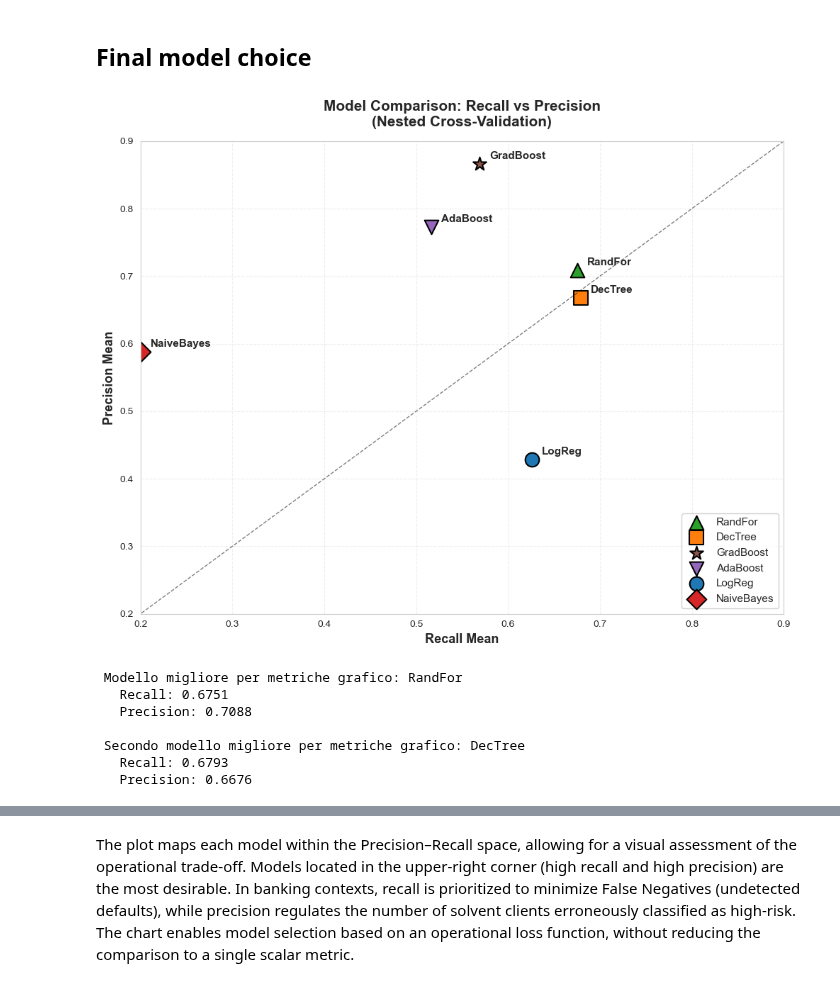
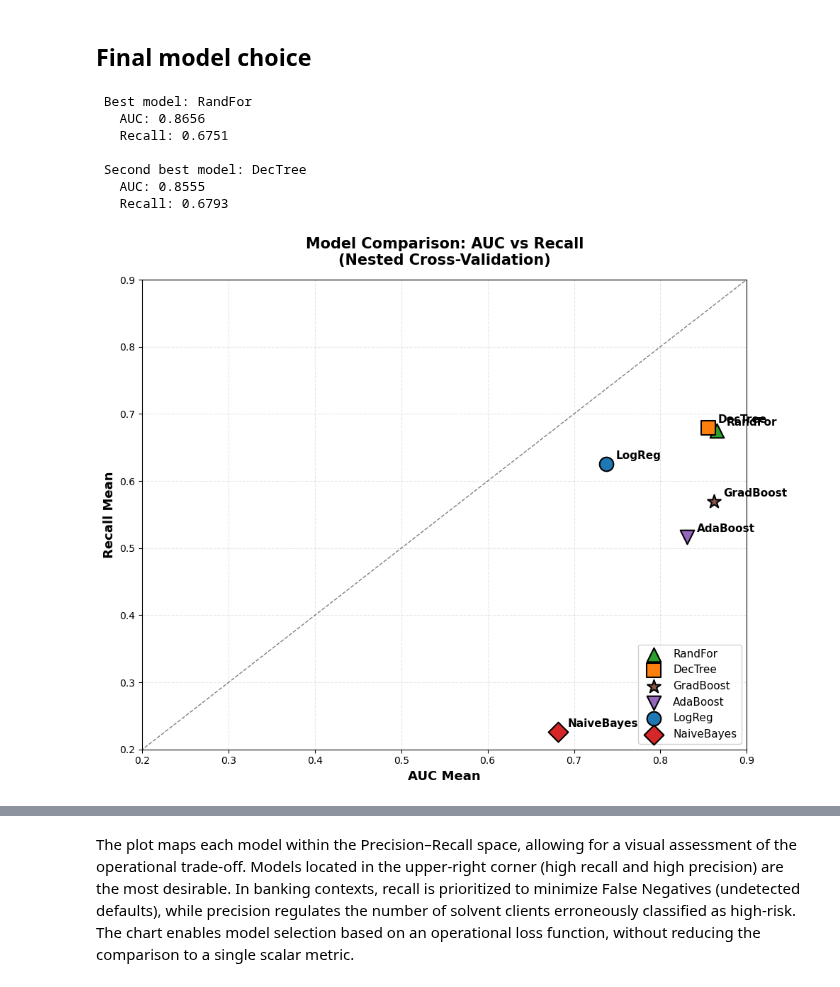
Before and after one commit to marcolari06-maker/loan-default-prediction, a Jupyter notebook: final.ipynb, the cells around one changed output, grey strips where cells are left out. Cells and saved outputs as stored; diff of their text form; code cells hidden in the pictures.

Commit message:
Added normalized confusion matrix of chosen model and redefined graphical comparison in AUC-recall

```diff
--- a/final.ipynb
+++ b/final.ipynb
@@ -949,8 +950,8 @@ markers = {
 for idx, row in results_df.iterrows():
     model = row["model"]
     ax.scatter(
+        row["auc_mean"],
         row["recall_mean"],
-        row["precision_mean"],
         color=colors.get(model, "gray"),
         marker=markers.get(model, "o"),
         s=200,
@@ -961,7 +962,7 @@ for idx, row in results_df.iterrows():
 
     ax.annotate(
         model,
-        (row["recall_mean"], row["precision_mean"]),
+        (row["auc_mean"], row["recall_mean"]),
         textcoords="offset points",
         xytext=(10, 5),
         fontsize=11,
@@ -969,9 +970,9 @@ for idx, row in results_df.iterrows():
     )
 
 
-ax.set_xlabel("Recall Mean", fontsize=13, fontweight="bold")
-ax.set_ylabel("Precision Mean", fontsize=13, fontweight="bold")
-ax.set_title("Model Comparison: Recall vs Precision\n(Nested Cross-Validation)", fontsize=15, fontweight="bold", pad=15)
+ax.set_xlabel("AUC Mean", fontsize=13, fontweight="bold")
+ax.set_ylabel("Recall Mean", fontsize=13, fontweight="bold")
+ax.set_title("Model Comparison: AUC vs Recall\n(Nested Cross-Validation)", fontsize=15, fontweight="bold", pad=15)
 
 ax.grid(True, alpha=0.3, linestyle="--")
 ax.legend(loc="lower right", fontsize=11, framealpha=0.9)
@@ -984,78 +985,52 @@ x_vals = [0, 1.0]
 ax.plot(x_vals, x_vals, "k--", alpha=0.5, linewidth=1, label="Reference (recall = bal_acc)")
 
 plt.tight_layout()
-plt.show()
-
 
 best_model = results_df.iloc[0]["model"]
-print(f"\n Modello migliore per metriche grafico: {best_model}")
+print(f"\n Best model: {best_model}")
+print(f"   AUC: {results_df.iloc[0]['auc_mean']:.4f}")
 print(f"   Recall: {results_df.iloc[0]['recall_mean']:.4f}")
-print(f"   Precision: {results_df.iloc[0]['precision_mean']:.4f}")
 
 second_best_model = results_df.iloc[1]["model"]
-print(f"\n Secondo modello migliore per metriche grafico: {second_best_model}")
+print(f"\n Second best model: {second_best_model}")
+print(f"   AUC: {results_df.iloc[1]['auc_mean']:.4f}")
 print(f"   Recall: {results_df.iloc[1]['recall_mean']:.4f}")
-print(f"   Precision: {results_df.iloc[1]['precision_mean']:.4f}")
+
+plt.show()
 
 from sklearn.metrics import confusion_matrix, ConfusionMatrixDisplay
 
 best_model_name = results_df.iloc[0]["model"]
 
 if best_model_name == "LogReg":
     y_pred = lr_results["oof_pred"]
 elif best_model_name == "DecTree":
     y_pred = dt_results["oof_pred"]
 elif best_model_name == "RandFor":
     y_pred = rf_results["oof_pred"]
 elif best_model_name == "NaiveBayes":
     y_pred = nb_results["oof_pred"]
 elif best_model_name == "AdaBoost":
     y_pred = ada_results["oof_pred"]
 elif best_model_name == "GradBoost":
     y_pred = gb_results["oof_pred"]
 
 y_true = y
 
 cm = confusion_matrix(y_true, y_pred, normalize="true")
 
 disp = ConfusionMatrixDisplay(confusion_matrix=cm, display_labels=[0,1])
 
 fig, ax = plt.subplots(figsize=(8, 6))
 disp.plot(cmap="Blues", values_format=".2f", ax=ax)
 plt.title(f"Normalized Confusion Matrix - {best_model_name} (Nested CV)")
 plt.show()
-
-second_best_model_name = results_df.iloc[1]["model"]
-
-if second_best_model_name == "LogReg":
-    y_pred = lr_results["oof_pred"]
-elif second_best_model_name == "DecTree":
-    y_pred = dt_results["oof_pred"]
-elif second_best_model_name == "RandFor":
-    y_pred = rf_results["oof_pred"]
-elif second_best_model_name == "NaiveBayes":
-    y_pred = nb_results["oof_pred"]
-elif second_best_model_name == "AdaBoost":
-    y_pred = ada_results["oof_pred"]
-elif second_best_model_name == "GradBoost":
-    y_pred = gb_results["oof_pred"]
-
-y_true = y
-
-cm = confusion_matrix(y_true, y_pred, normalize="true")
-
-disp = ConfusionMatrixDisplay(confusion_matrix=cm, display_labels=[0,1])
-
-fig, ax = plt.subplots(figsize=(8, 6))
-disp.plot(cmap="Blues", values_format=".2f", ax=ax)
-plt.title(f"Normalized Confusion Matrix - {second_best_model_name} (Nested CV)")
-plt.show()
 # %% [output]
+ Best model: RandFor
+   AUC: 0.8656
+   Recall: 0.6751
+
+ Second best model: DecTree
+   AUC: 0.8555
+   Recall: 0.6793
-[figure, old version]
+[figure, new version]
- Modello migliore per metriche grafico: RandFor
-   Recall: 0.6751
-   Precision: 0.7088
-
- Secondo modello migliore per metriche grafico: DecTree
-   Recall: 0.6793
-   Precision: 0.6676
```
Also changed, not shown: parts of 8 cells of this notebook, 1 other file.
